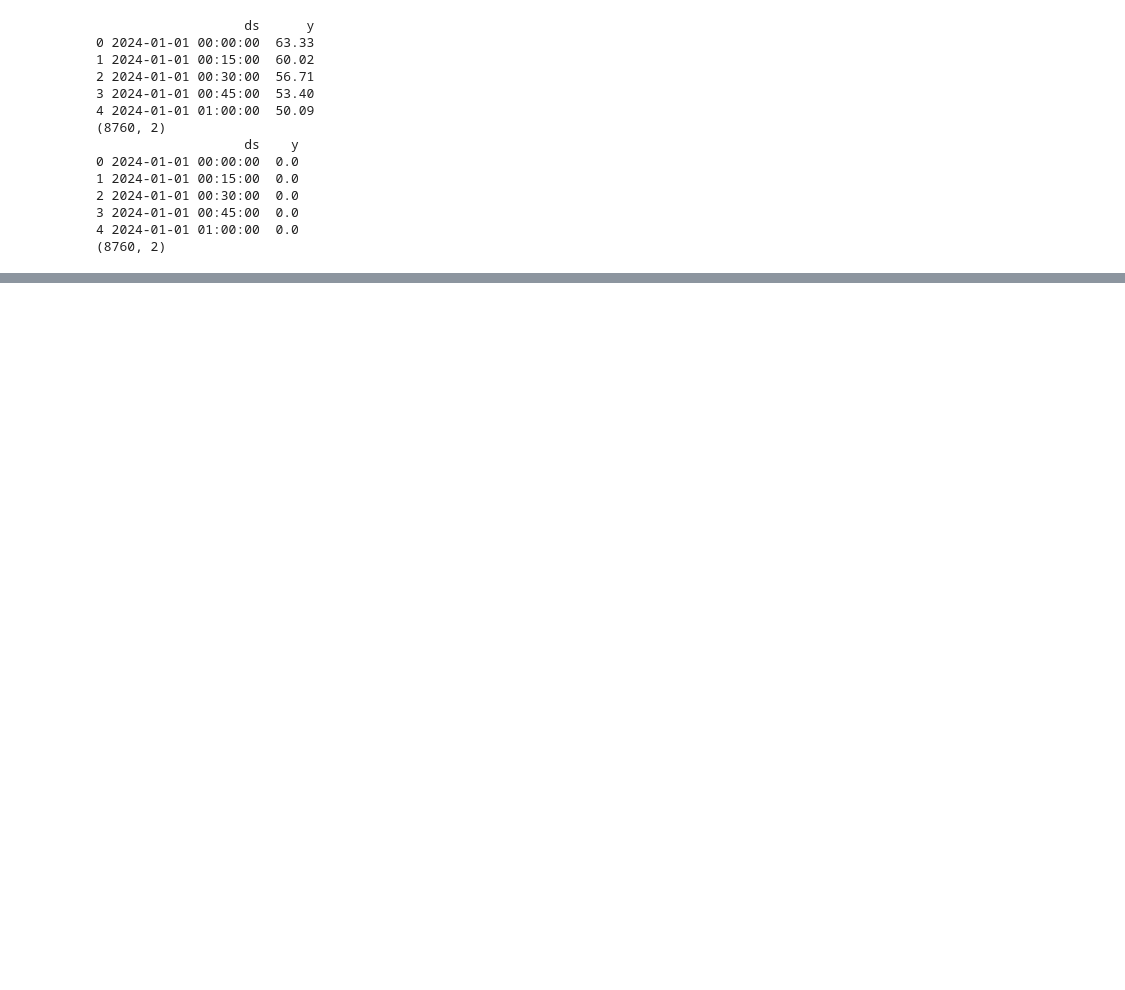
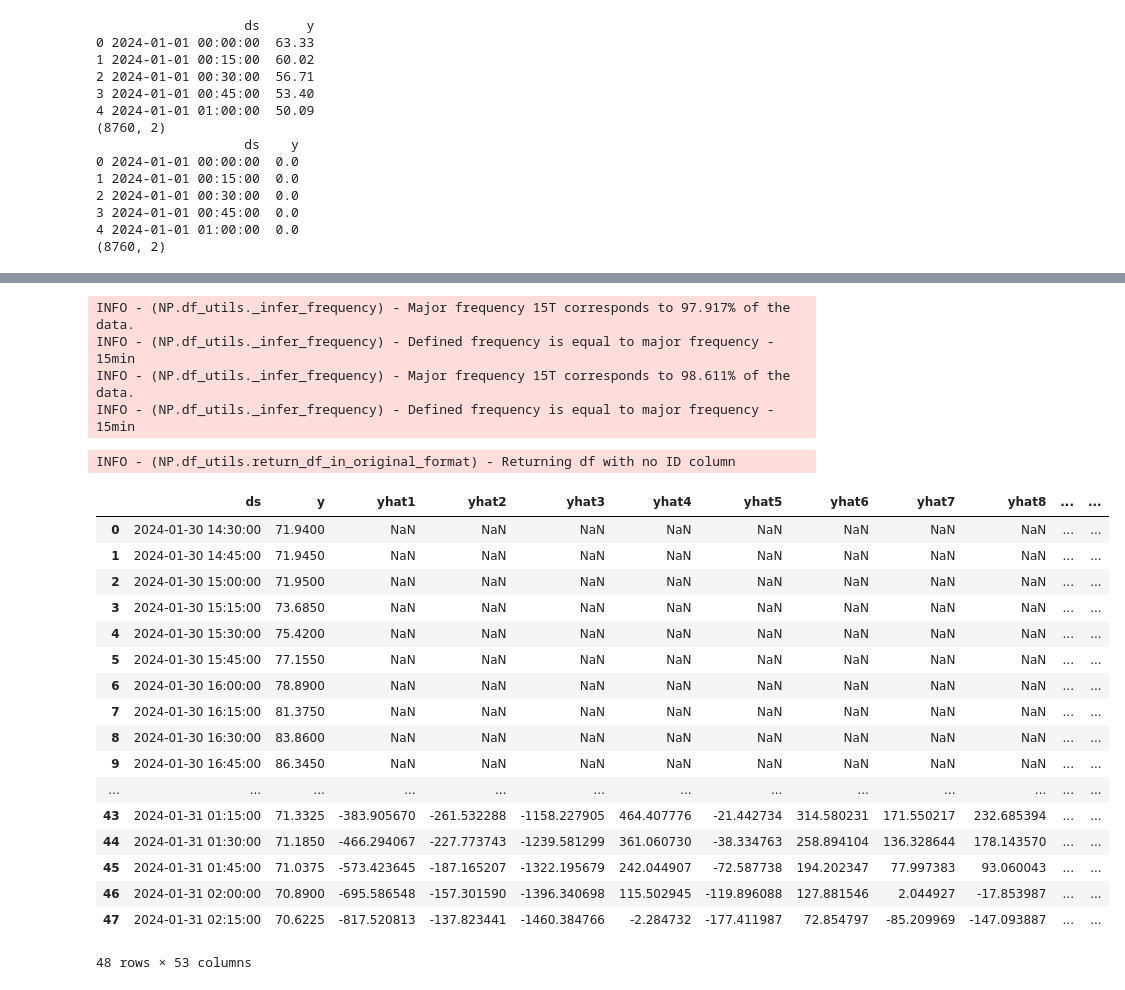
Before and after one commit to RafaelGoncalvesUA/rec-simulator, a Jupyter notebook: src/forecasting/predictor.ipynb, the cells around one changed output, grey strips where cells are left out. Cells and saved outputs as stored; diff of their text form; code cells hidden in the pictures; blank space fills up the shorter version.

Commit message:
Update agents with predictions

```diff
--- a/src/forecasting/predictor.ipynb
+++ b/src/forecasting/predictor.ipynb
@@ -49,15 +49,18 @@ print(pv_dfs[0].shape)
 METRICS = ["MAE", "RMSE"]
 METRICS_VAL = ["MAE_val", "RMSE_val"]
 
-def cv_train(df):
-    folds = NeuralProphet(n_lags=8, n_forecasts=8)\
-        .crossvalidation_split_df(df, freq='15min', k=5, fold_pct=0.2, fold_overlap_pct=0.5)
+def cv_train(df, lags, forecasts):
+    folds = NeuralProphet(n_lags=lags, n_forecasts=forecasts)\
+        .crossvalidation_split_df(df, freq='15min', k=10)
 
     metrics_train = pd.DataFrame(columns=METRICS)
     metrics_test = pd.DataFrame(columns=METRICS_VAL)
 
+    n_fold = 1
     for df_train, df_test in folds:
-        m = NeuralProphet(n_lags=8, n_forecasts=8)
+        print(f"Fold {n_fold}/{len(folds)}")
+        n_fold += 1
+        m = NeuralProphet(n_lags=lags, n_forecasts=forecasts, batch_size=32)
         train = m.fit(df=df_train, freq="15min", validation_df=df_test)
         test = m.test(df=df_test)
         metrics_train = metrics_train.append(train[METRICS].iloc[-1])
@@ -67,15 +70,19 @@ def cv_train(df):
 
     return metrics_train, metrics_test
 
-def train(df, split=0.67):
+def train(df, lags, forecasts, split=0.67):
     df_train, df_test = train_test_split(df, test_size=split, shuffle=False)
-    m = NeuralProphet(n_lags=8, n_forecasts=8)
+    m = NeuralProphet(n_lags=lags, n_forecasts=forecasts, batch_size=32, epochs=1)
     train_res = m.fit(df=df_train, freq="15min", validation_df=df_test)
-    return m, train_res
+    return m, df_train, df_test, train_res
 
-def predict(model, df, forecast_hours=24):
-    periods = int((forecast_hours * 60) / 15)
-    future = model.make_future_dataframe(df, periods=periods)
-
-    forecast = model.predict(future)
+def predict(m, df_train, df_test):
+    future = m.make_future_dataframe(df=df_train, periods=len(df_test))
+    forecast = m.predict(future)
     return forecast
+# %%
+m, df_train, df_test, train_res = train(
+    df=price_df,
+    lags=24,
+    forecasts=24
+)
@@ -81,0 +96,27 @@ def predict(model, df, forecast_hours=24):
+# %%
+df_train = df_train.tail(48)
+m.predict(df_train)
+# %% [output]
+INFO - (NP.df_utils._infer_frequency) - Major frequency 15T corresponds to 97.917% of the data.
+INFO - (NP.df_utils._infer_frequency) - Defined frequency is equal to major frequency - 15min
+INFO - (NP.df_utils._infer_frequency) - Major frequency 15T corresponds to 98.611% of the data.
+INFO - (NP.df_utils._infer_frequency) - Defined frequency is equal to major frequency - 15min
+INFO - (NP.df_utils.return_df_in_original_format) - Returning df with no ID column
+|  | ds | y | yhat1 | yhat2 | yhat3 | yhat4 | yhat5 | yhat6 | yhat7 | yhat8 | ... | ... |
+| 0 | 2024-01-30 14:30:00 | 71.9400 | NaN | NaN | NaN | NaN | NaN | NaN | NaN | NaN | ... | ... |
+| 1 | 2024-01-30 14:45:00 | 71.9450 | NaN | NaN | NaN | NaN | NaN | NaN | NaN | NaN | ... | ... |
+| 2 | 2024-01-30 15:00:00 | 71.9500 | NaN | NaN | NaN | NaN | NaN | NaN | NaN | NaN | ... | ... |
+| 3 | 2024-01-30 15:15:00 | 73.6850 | NaN | NaN | NaN | NaN | NaN | NaN | NaN | NaN | ... | ... |
+| 4 | 2024-01-30 15:30:00 | 75.4200 | NaN | NaN | NaN | NaN | NaN | NaN | NaN | NaN | ... | ... |
+| 5 | 2024-01-30 15:45:00 | 77.1550 | NaN | NaN | NaN | NaN | NaN | NaN | NaN | NaN | ... | ... |
+| 6 | 2024-01-30 16:00:00 | 78.8900 | NaN | NaN | NaN | NaN | NaN | NaN | NaN | NaN | ... | ... |
+| 7 | 2024-01-30 16:15:00 | 81.3750 | NaN | NaN | NaN | NaN | NaN | NaN | NaN | NaN | ... | ... |
+| 8 | 2024-01-30 16:30:00 | 83.8600 | NaN | NaN | NaN | NaN | NaN | NaN | NaN | NaN | ... | ... |
+| 9 | 2024-01-30 16:45:00 | 86.3450 | NaN | NaN | NaN | NaN | NaN | NaN | NaN | NaN | ... | ... |
+| ... | ... | ... | ... | ... | ... | ... | ... | ... | ... | ... | ... | ... |
+| 43 | 2024-01-31 01:15:00 | 71.3325 | -383.905670 | -261.532288 | -1158.227905 | 464.407776 | -21.442734 | 314.580231 | 171.550217 | 232.685394 | ... | ... |
+| 44 | 2024-01-31 01:30:00 | 71.1850 | -466.294067 | -227.773743 | -1239.581299 | 361.060730 | -38.334763 | 258.894104 | 136.328644 | 178.143570 | ... | ... |
+| 45 | 2024-01-31 01:45:00 | 71.0375 | -573.423645 | -187.165207 | -1322.195679 | 242.044907 | -72.587738 | 194.202347 | 77.997383 | 93.060043 | ... | ... |
+| 46 | 2024-01-31 02:00:00 | 70.8900 | -695.586548 | -157.301590 | -1396.340698 | 115.502945 | -119.896088 | 127.881546 | 2.044927 | -17.853987 | ... | ... |
+| 47 | 2024-01-31 02:15:00 | 70.6225 | -817.520813 | -137.823441 | -1460.384766 | -2.284732 | -177.411987 | 72.854797 | -85.209969 | -147.093887 | ... | ... |
+48 rows × 53 columns
```
Also changed, not shown: parts of 2 cells of this notebook, 6 other files.
